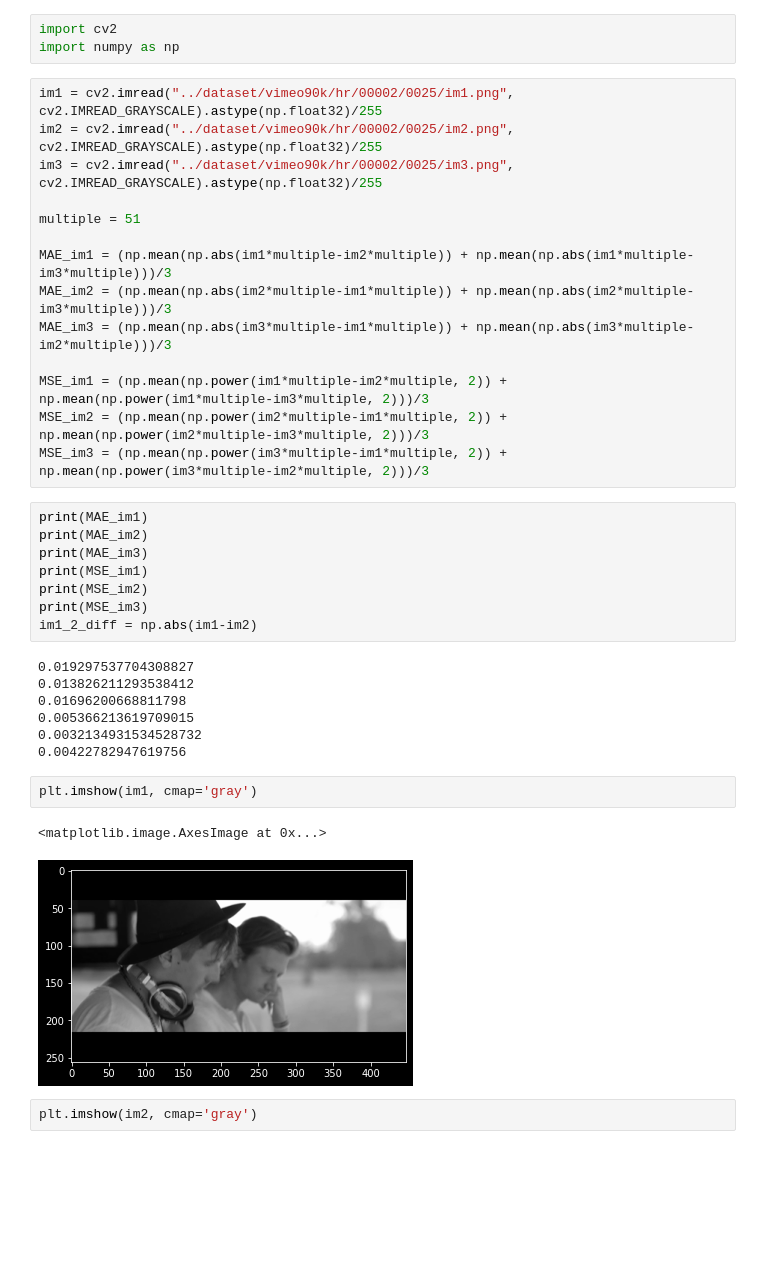
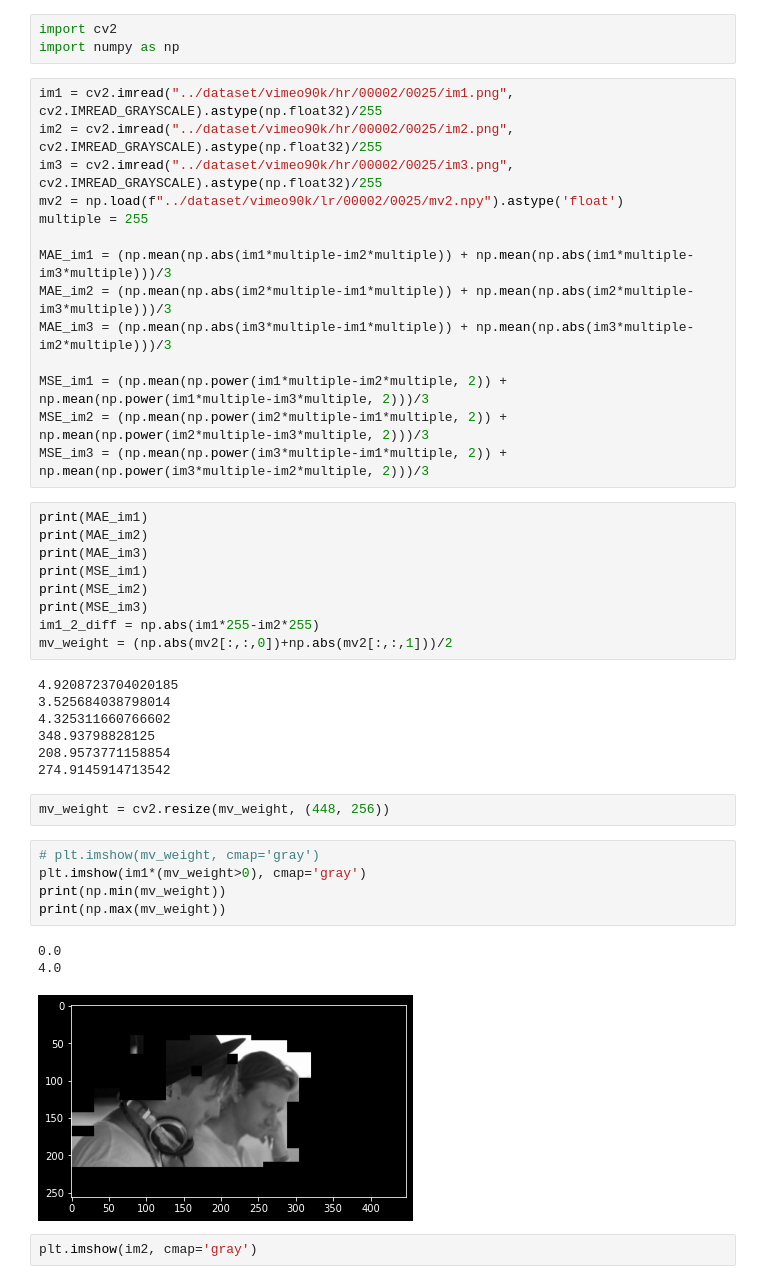
Before and after one commit to hanyuan97/MVSR, a Jupyter notebook: plt.ipynb, the cells around one changed output. Saved outputs shown, nothing was run; the diff lists cells and outputs as text; blank space fills up the shorter version.

```diff
--- a/plt.ipynb
+++ b/plt.ipynb
@@ -120,8 +122,8 @@ import numpy as np
 im1 = cv2.imread("../dataset/vimeo90k/hr/00002/0025/im1.png", cv2.IMREAD_GRAYSCALE).astype(np.float32)/255
 im2 = cv2.imread("../dataset/vimeo90k/hr/00002/0025/im2.png", cv2.IMREAD_GRAYSCALE).astype(np.float32)/255
 im3 = cv2.imread("../dataset/vimeo90k/hr/00002/0025/im3.png", cv2.IMREAD_GRAYSCALE).astype(np.float32)/255
-
-multiple = 51
+mv2 = np.load(f"../dataset/vimeo90k/lr/00002/0025/mv2.npy").astype('float')
+multiple = 255
 
 MAE_im1 = (np.mean(np.abs(im1*multiple-im2*multiple)) + np.mean(np.abs(im1*multiple-im3*multiple)))/3
 MAE_im2 = (np.mean(np.abs(im2*multiple-im1*multiple)) + np.mean(np.abs(im2*multiple-im3*multiple)))/3
@@ -137,19 +139,26 @@ print(MAE_im3)
 print(MSE_im1)
 print(MSE_im2)
 print(MSE_im3)
-im1_2_diff = np.abs(im1-im2)
+im1_2_diff = np.abs(im1*255-im2*255)
+mv_weight = (np.abs(mv2[:,:,0])+np.abs(mv2[:,:,1]))/2
 # %% [output]
-0.019297537704308827
-0.013826211293538412
-0.01696200668811798
-0.005366213619709015
-0.0032134931534528732
-0.00422782947619756
+4.9208723704020185
+3.525684038798014
+4.325311660766602
+348.93798828125
+208.9573771158854
+274.9145914713542
-# %%
-plt.imshow(im1, cmap='gray')
-# %% [output]
-<matplotlib.image.AxesImage at 0x...>
-[figure, removed]
+# %%
+mv_weight = cv2.resize(mv_weight, (448, 256))
+# %%
+# plt.imshow(mv_weight, cmap='gray')
+plt.imshow(im1*(mv_weight>0), cmap='gray')
+print(np.min(mv_weight))
+print(np.max(mv_weight))
+# %% [output]
+0.0
+4.0
+[figure, added]
 # %%
 plt.imshow(im2, cmap='gray')
 # %% [output]
```
Also changed, not shown: parts of 2 cells of this notebook, 7 other files.
